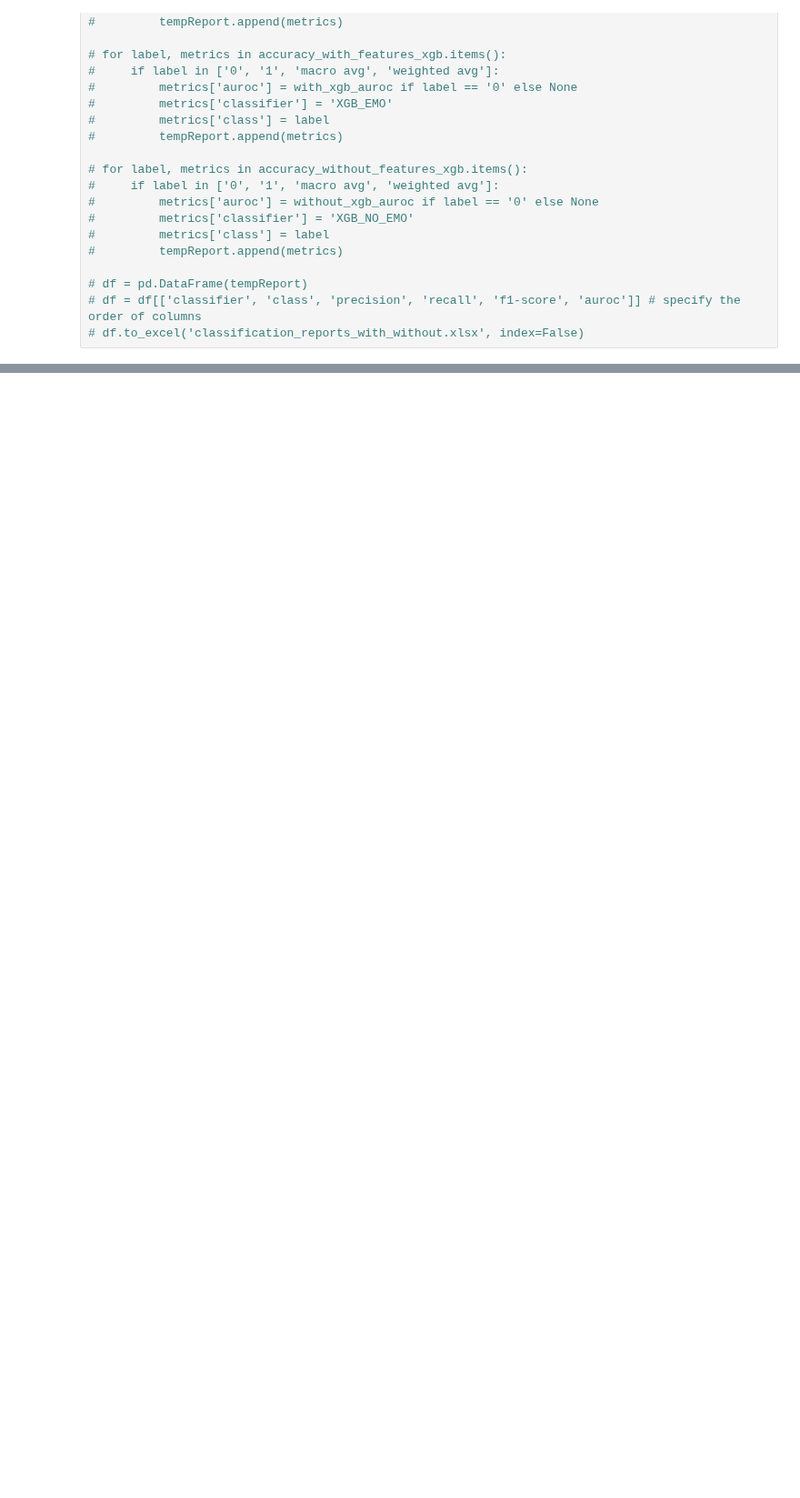
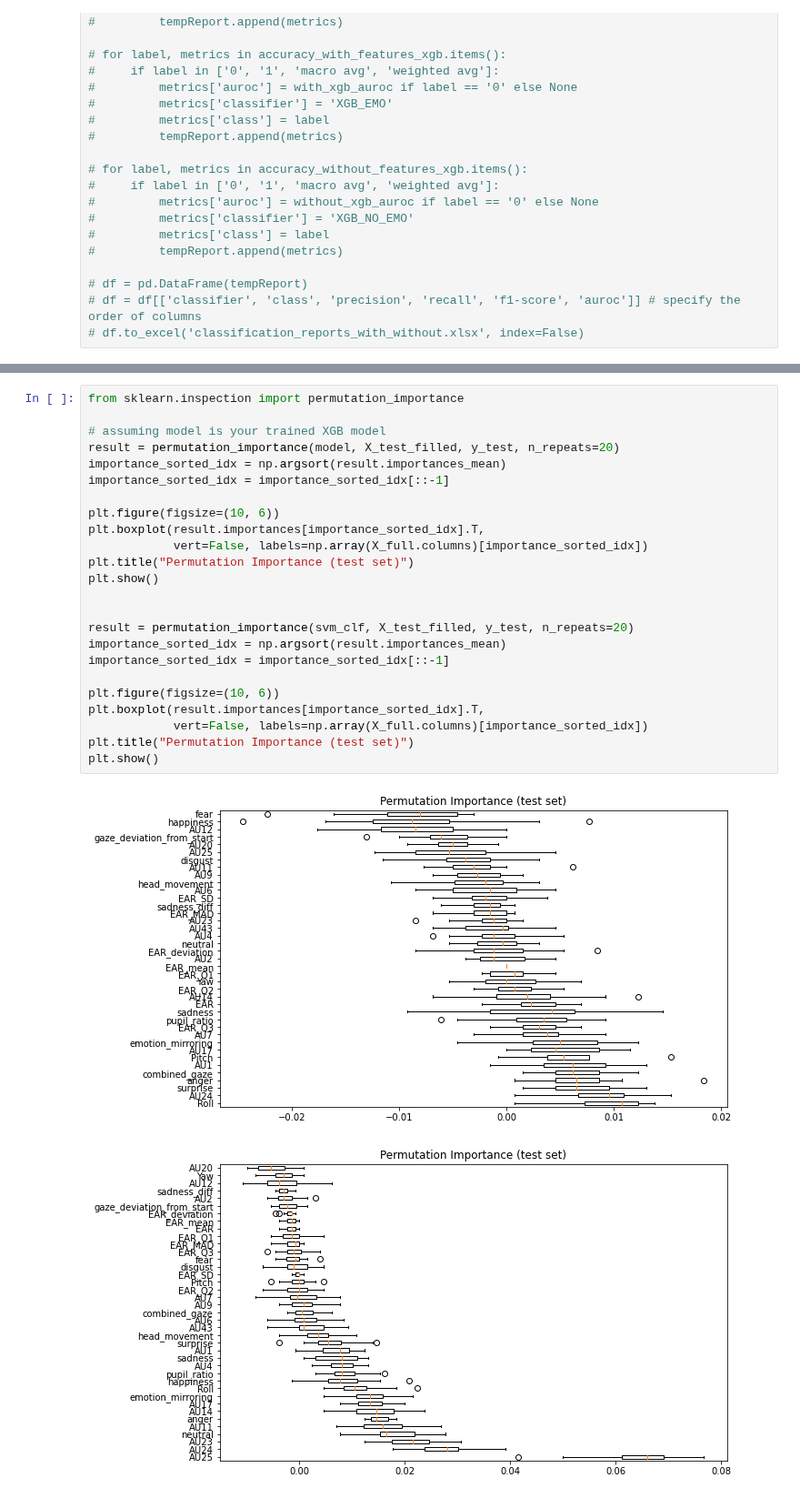
Before and after one commit to ramon284/Interest-predictor, a Jupyter notebook: zpredict.ipynb, the cells around one changed output, grey strips where cells are left out. Shown at 91% size. Drawn from its saved outputs; the diff is of its cells as text; blank space fills up the shorter version.

```diff
--- a/zpredict.ipynb
+++ b/zpredict.ipynb
@@ -979,0 +1029,27 @@ Pearsons correlation coefficient: 0.009
+# %%
+from sklearn.inspection import permutation_importance
+
+# assuming model is your trained XGB model
+result = permutation_importance(model, X_test_filled, y_test, n_repeats=20)
+importance_sorted_idx = np.argsort(result.importances_mean)
+importance_sorted_idx = importance_sorted_idx[::-1]
+
+plt.figure(figsize=(10, 6))
+plt.boxplot(result.importances[importance_sorted_idx].T,
+            vert=False, labels=np.array(X_full.columns)[importance_sorted_idx])
+plt.title("Permutation Importance (test set)")
+plt.show()
+
+
+result = permutation_importance(svm_clf, X_test_filled, y_test, n_repeats=20)
+importance_sorted_idx = np.argsort(result.importances_mean)
+importance_sorted_idx = importance_sorted_idx[::-1]
+
+plt.figure(figsize=(10, 6))
+plt.boxplot(result.importances[importance_sorted_idx].T,
+            vert=False, labels=np.array(X_full.columns)[importance_sorted_idx])
+plt.title("Permutation Importance (test set)")
+plt.show()
+# %% [output]
+[figure, added]
+[figure, added]
```
Also changed, not shown: parts of 20 cells of this notebook, 5 other files.
